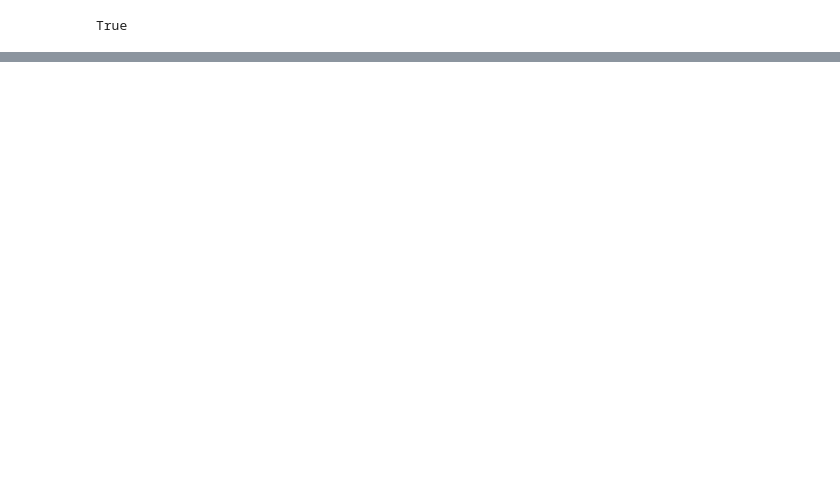
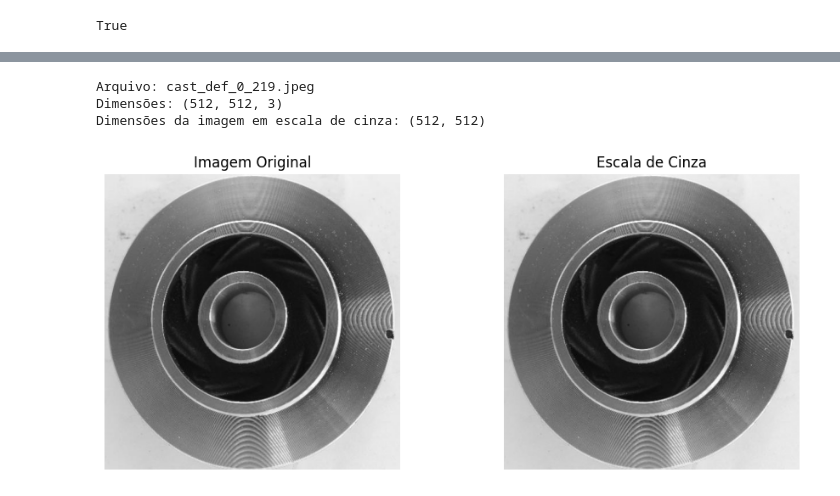
Before and after one commit to cindyjelinsky/miniprojeto_avaliativo_m2_visaocomputacional_sctech, a Jupyter notebook: mini_projeto_modulo2.ipynb, the cells around one changed output, grey strips where cells are left out. Saved outputs shown, nothing was run; the diff lists cells and outputs as text; code cells hidden in the pictures; blank space fills up the shorter version.

```diff
--- a/mini_projeto_modulo2.ipynb
+++ b/mini_projeto_modulo2.ipynb
@@ -90,0 +64,35 @@ plt.show()
+# %%
+#Greyscale
+imagem_nome = random.choice(def_images)
+imagem_path = os.path.join(def_path, imagem_nome)
+
+imagem_bgr = cv2.imread(imagem_path)
+
+print("Arquivo:", imagem_nome)
+print("Dimensões:", imagem_bgr.shape)
+
+imagem_cinza = cv2.cvtColor(imagem_bgr, cv2.COLOR_BGR2GRAY)
+
+print("Dimensões da imagem em escala de cinza:", imagem_cinza.shape)
+
+#Visualizar imagens
+
+plt.figure(figsize=(10, 4))
+
+plt.subplot(1, 2, 1)
+plt.imshow(cv2.cvtColor(imagem_bgr, cv2.COLOR_BGR2RGB))
+plt.title("Imagem Original")
+plt.axis("off")
+
+plt.subplot(1, 2, 2)
+plt.imshow(imagem_cinza, cmap="gray")
+plt.title("Escala de Cinza")
+plt.axis("off")
+
+plt.tight_layout()
+plt.show()
+# %% [output]
+Arquivo: cast_def_0_219.jpeg
+Dimensões: (512, 512, 3)
+Dimensões da imagem em escala de cinza: (512, 512)
+[figure, added]
```
Also changed, not shown: parts of 10 cells of this notebook.
